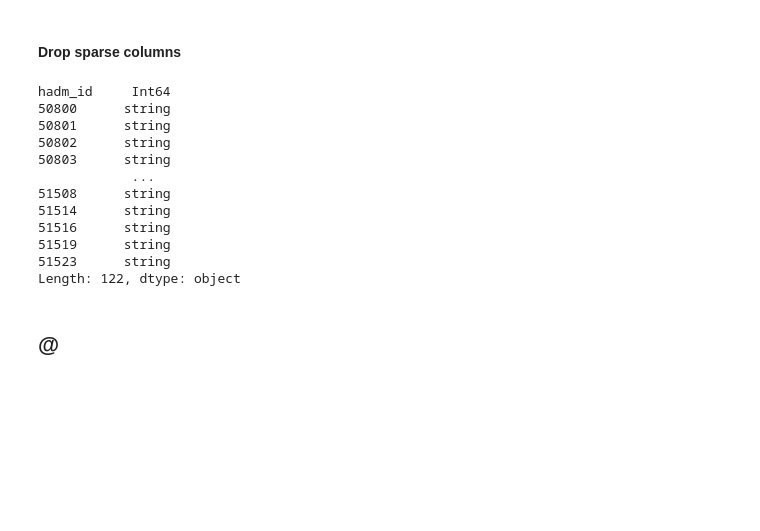
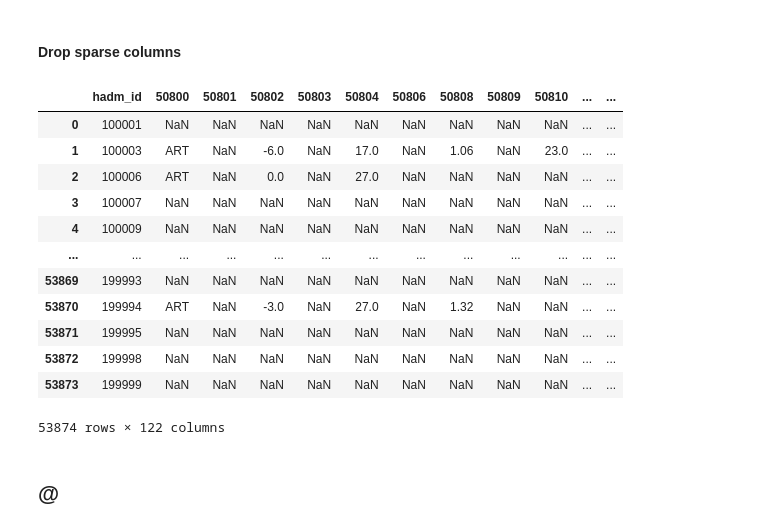
Before and after one commit to The-Electric-Moccasins/resistance-prediction, a Jupyter notebook: build_dataset.ipynb, the cells around one changed output. Cells and saved outputs as stored; diff of their text form; code cells hidden in the pictures; blank space fills up the shorter version.

```diff
--- a/build_dataset.ipynb
+++ b/build_dataset.ipynb
@@ -286,36 +328,48 @@ df_lab_results = drop_sparse_columns(
 def set_columns_types(df):
     df = df.convert_dtypes(infer_objects=True)
     return df
-# %%
-set_columns_types(df_lab_results).dtypes
-# %% [output]
-hadm_id     Int64
-50800      string
-50801      string
-50802      string
-50803      string
-            ...
-51508      string
-51514      string
-51516      string
-51519      string
-51523      string
-Length: 122, dtype: object
 # %%
-def categorize_
-numeric = []
-categorical = []
-weird = []
-for code in loinc_codes:
-    size = len(loinc_vals.loc[loinc_vals['loinc_code'] == str(code), 'value'])
-    size_unique = len(loinc_vals.loc[loinc_vals['loinc_code'] == str(code), 'value'].unique())
-    sum_na = pd.to_numeric(loinc_vals.loc[loinc_vals['loinc_code'] == str(code), 'value'], errors='coerce').isna().sum()
-    if sum_na / size < 0.05:
-        numeric.append(code)
-    elif sum_na / size > 0.05 and size_unique < 100:
-        categorical.append(code)
-    else:
-        weird.append(code)
+def detect_data_types(df, columns=None):
+    if columns is None:
+        columns = df.columns.tolist()
+    numeric = []
+    categorical = []
+    weird = []
+    N = df.shape[0]
+    for code in columns:
+        n_missing = df_lab_results[code].isna().sum()
+        size = N - n_missing
+        size_unique = df_lab_results[code].nunique()
+        sum_na = pd.to_numeric(df_lab_results[code][df_lab_results[code].notna()], errors='coerce').isna().sum()
+        if sum_na / size < 0.05:
+            numeric.append(code)
+        elif sum_na / size > 0.05 and size_unique < 100:
+            categorical.append(code)
+        else:
+            weird.append(code)
+    return numeric, categorical, weird
+
+def set_numeric_columns(df, numeric_columns: list):
+    df[numeric_columns] = df[numeric_columns].apply(pd.to_numeric, errors='coerce', axis=1)
+    return df
+# %%
+numeric, categorical, weird = detect_data_types(df_lab_results.drop(columns=['hadm_id']))
+# %%
+set_numeric_columns(df_lab_results, numeric)
+# %% [output]
+|  | hadm_id | 50800 | 50801 | 50802 | 50803 | 50804 | 50806 | 50808 | 50809 | 50810 | ... | ... |
+| 0 | 100001 | NaN | NaN | NaN | NaN | NaN | NaN | NaN | NaN | NaN | ... | ... |
+| 1 | 100003 | ART | NaN | -6.0 | NaN | 17.0 | NaN | 1.06 | NaN | 23.0 | ... | ... |
+| 2 | 100006 | ART | NaN | 0.0 | NaN | 27.0 | NaN | NaN | NaN | NaN | ... | ... |
+| 3 | 100007 | NaN | NaN | NaN | NaN | NaN | NaN | NaN | NaN | NaN | ... | ... |
+| 4 | 100009 | NaN | NaN | NaN | NaN | NaN | NaN | NaN | NaN | NaN | ... | ... |
+| ... | ... | ... | ... | ... | ... | ... | ... | ... | ... | ... | ... | ... |
+| 53869 | 199993 | NaN | NaN | NaN | NaN | NaN | NaN | NaN | NaN | NaN | ... | ... |
+| 53870 | 199994 | ART | NaN | -3.0 | NaN | 27.0 | NaN | 1.32 | NaN | NaN | ... | ... |
+| 53871 | 199995 | NaN | NaN | NaN | NaN | NaN | NaN | NaN | NaN | NaN | ... | ... |
+| 53872 | 199998 | NaN | NaN | NaN | NaN | NaN | NaN | NaN | NaN | NaN | ... | ... |
+| 53873 | 199999 | NaN | NaN | NaN | NaN | NaN | NaN | NaN | NaN | NaN | ... | ... |
+53874 rows × 122 columns
 # %%
 write_dataframe(df_lab_results, 'df_lab_results')
 # %% [markdown]
```
Also changed, not shown: parts of 7 cells of this notebook.
